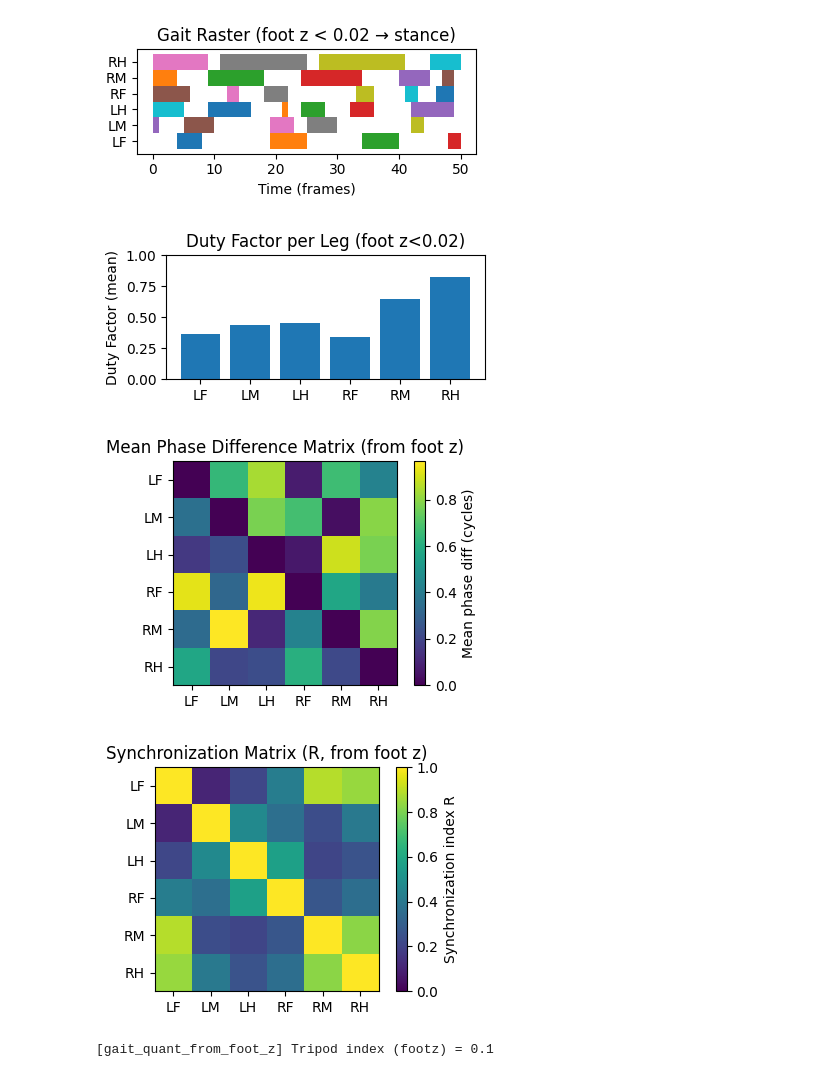
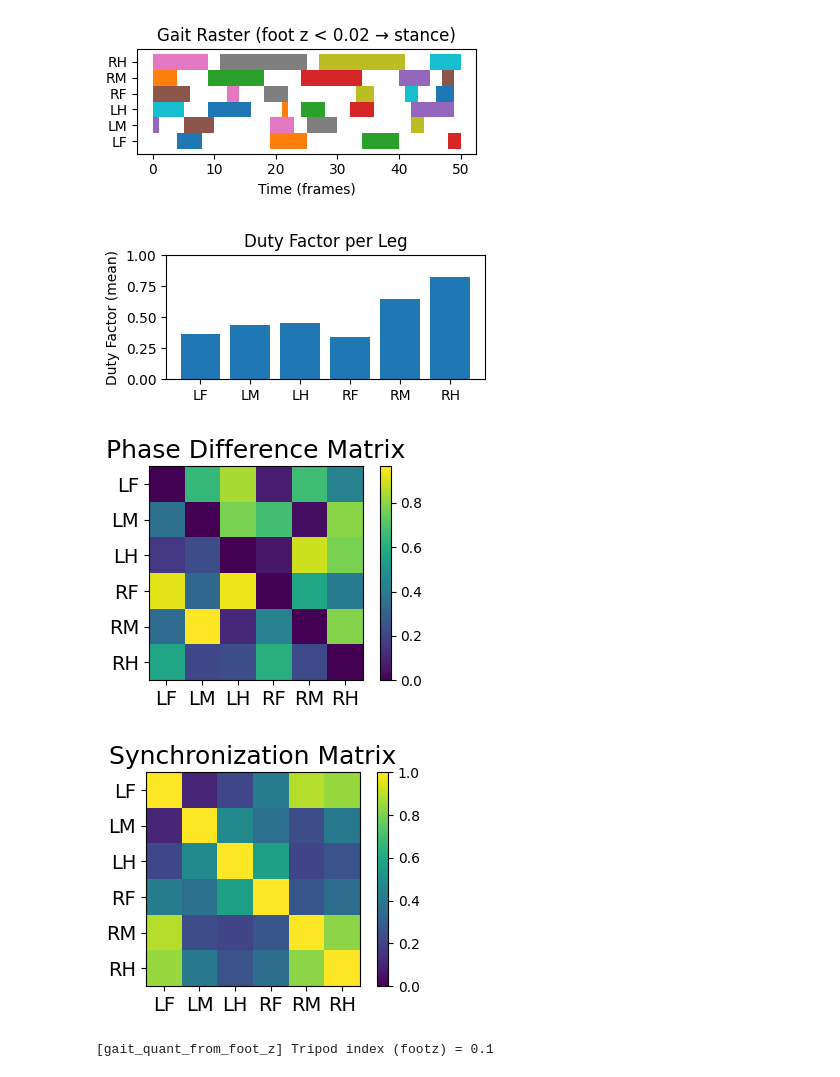
Before and after one commit to wangyuchen0217/airl-insect-walking, a Jupyter notebook: gait_analysis.ipynb, the cells around one changed output. Drawn from its saved outputs; the diff is of its cells as text; code cells hidden in the pictures.

```diff
--- a/gait_analysis.ipynb
+++ b/gait_analysis.ipynb
@@ -155,7 +155,7 @@ def gait_quant_from_foot_z(foot_trajs_df, start, end, z_threshold=0.02, save_pre
     plt.figure(figsize=(fig_length, fig_width))
     plt.bar(df_summary["leg"], df_summary["duty_mean"])
     plt.ylabel("Duty Factor (mean)")
-    plt.title(f"Duty Factor per Leg (foot z<{z_threshold})")
+    plt.title(f"Duty Factor per Leg")
     plt.ylim(0, 1)
     plt.tight_layout()
     plt.show()
@@ -170,24 +170,26 @@ def gait_quant_from_foot_z(foot_trajs_df, start, end, z_threshold=0.02, save_pre
             phase_diff_mat[i, j] = m
             sync_mat[i, j] = r
 
-    pd.DataFrame(phase_diff_mat, index=LEG_ORDER, columns=LEG_ORDER)
-    pd.DataFrame(sync_mat, index=LEG_ORDER, columns=LEG_ORDER)
+    phase_diff_mat_df = pd.DataFrame(phase_diff_mat, index=LEG_ORDER, columns=LEG_ORDER)
+    sync_mat_df = pd.DataFrame(sync_mat, index=LEG_ORDER, columns=LEG_ORDER)
 
     plt.figure(figsize=(4, 3))
     plt.imshow(phase_diff_mat, aspect="equal")
-    plt.colorbar(label="Mean phase diff (cycles)")
+    plt.colorbar()
     plt.xticks(range(6), LEG_ORDER)
     plt.yticks(range(6), LEG_ORDER)
-    plt.title("Mean Phase Difference Matrix (from foot z)")
+    plt.tick_params(axis='both', which='major', labelsize=14)
+    plt.title("Phase Difference Matrix", fontsize = 18)
     plt.tight_layout()
     plt.show()
 
     plt.figure(figsize=(4, 3))
     plt.imshow(sync_mat, aspect="equal", vmin=0, vmax=1)
-    plt.colorbar(label="Synchronization index R")
+    plt.colorbar()
     plt.xticks(range(6), LEG_ORDER)
     plt.yticks(range(6), LEG_ORDER)
-    plt.title("Synchronization Matrix (R, from foot z)")
+    plt.tick_params(axis='both', which='major', labelsize=14)
+    plt.title("Synchronization Matrix", fontsize = 18)
     plt.tight_layout()
     plt.show()
 
@@ -199,12 +201,12 @@ def gait_quant_from_foot_z(foot_trajs_df, start, end, z_threshold=0.02, save_pre
     tripod_index = float((tripod_A | tripod_B).mean())
 
     print(f"[gait_quant_from_foot_z] Tripod index ({save_prefix}) =", tripod_index)
-    return tripod_index
+    return tripod_index, df_summary, phase_diff_mat_df, sync_mat_df
 # %%
-_ = gait_quant_from_foot_z(foot_trajs, start, end, z_threshold=0.02, save_prefix="footz")
+tripod_index, df_summary, phase_diff_mat_df, sync_mat_df= gait_quant_from_foot_z(foot_trajs, start, end, z_threshold=0.02, save_prefix="footz")
 # %% [output]
 [figure]
-[figure, old version]
+[figure, new version]
-[figure, old version]
+[figure, new version]
-[figure, old version]
+[figure, new version]
 [gait_quant_from_foot_z] Tripod index (footz) = 0.1
```
Also changed, not shown: parts of 3 cells of this notebook, 1 other file.
